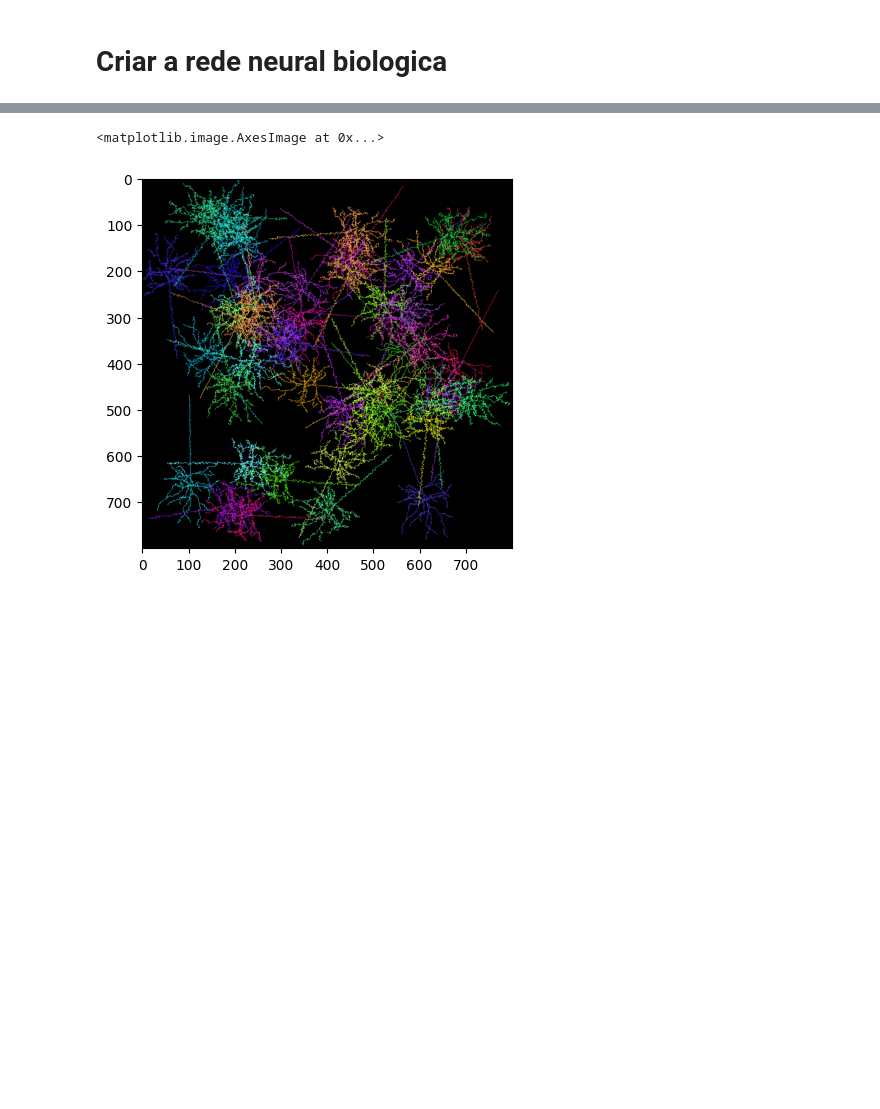
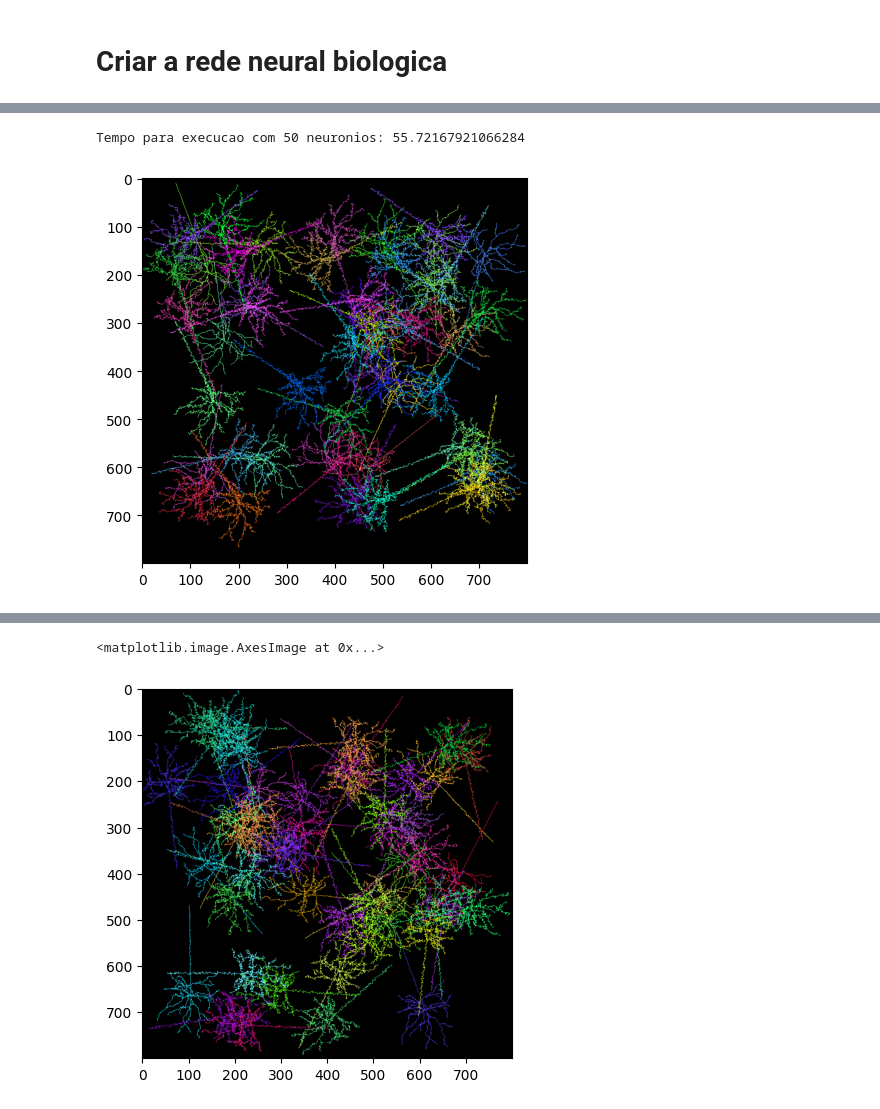
Before and after one commit to jhmonchelato/IC, a Jupyter notebook: Codigos/Brian2.ipynb, the cells around one changed output, grey strips where cells are left out. Drawn from its saved outputs; the diff is of its cells as text; code cells hidden in the pictures; blank space fills up the shorter version.

```diff
--- a/Codigos/Brian2.ipynb
+++ b/Codigos/Brian2.ipynb
@@ -56,3 +78,21 @@ KeyboardInterrupt:
+# %%
+# Testando create_network
+arquivo = '../dados/swc/mid-neuron.swc'
+tab = nd.read_swc(arquivo)
+
+ini = time.time()
+graph, img = mnet.create_network(tab, n)
+
+final = time.time()
+print(f'Tempo para execucao com {n} neuronios: {final-ini}')
+
+plt.figure(figsize=(5, 5))
+plt.imshow(img)
+
+plt.show()
+# %% [output]
+Tempo para execucao com 50 neuronios: 55.72167921066284
+[figure, added]
 # %%
 #leitura
 neurons_dict_file = open('neurons_dict_50', 'rb')
```
Also changed, not shown: parts of 10 cells of this notebook.
